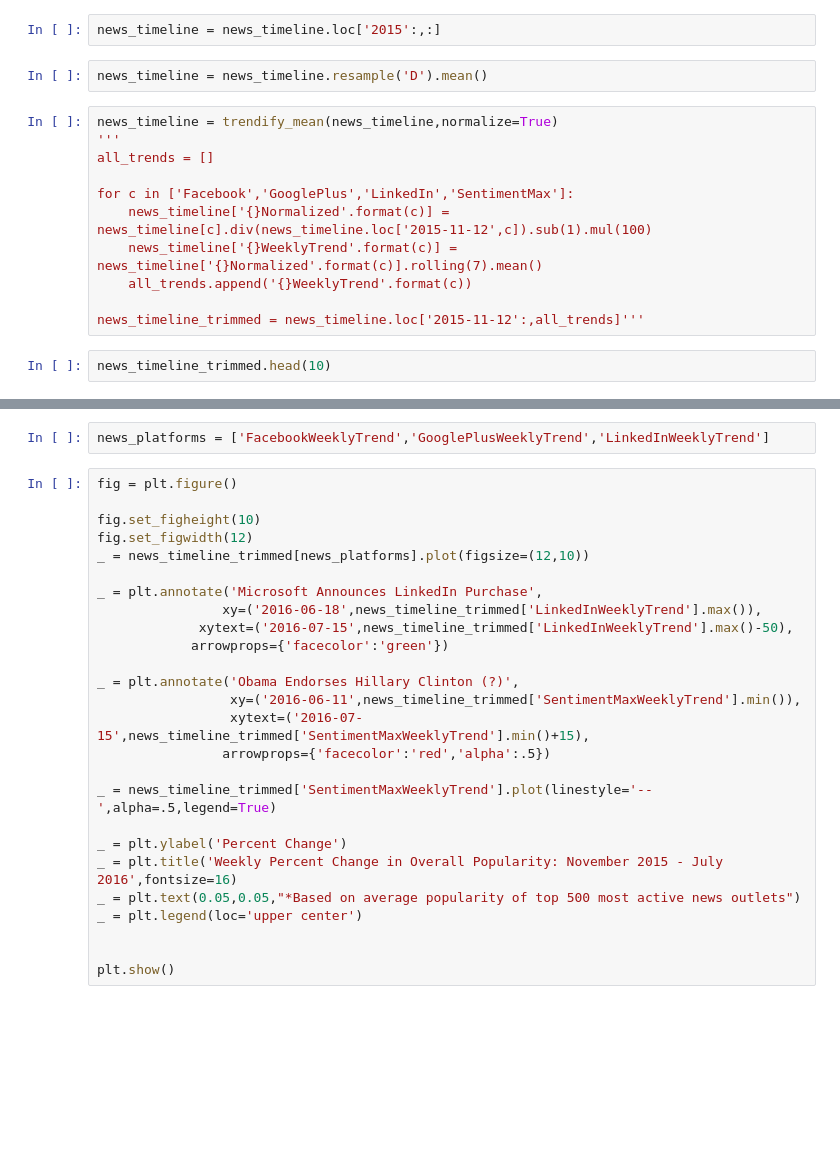
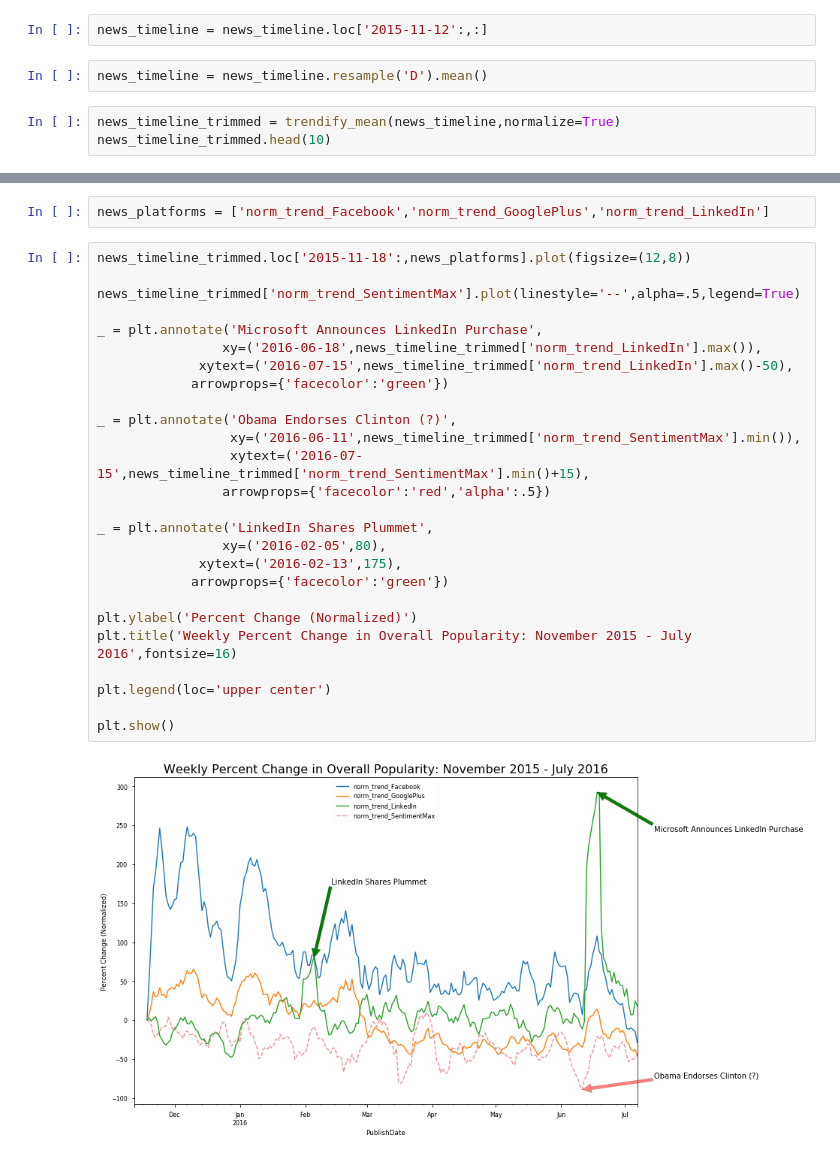
Before and after one commit to MichaelNormandyGavin/Viral_News, a Jupyter notebook: News Popularity Analysis.ipynb, the cells around one changed output, grey strips where cells are left out. Saved outputs shown, nothing was run; the diff lists cells and outputs as text; blank space fills up the shorter version.

```diff
--- a/News Popularity Analysis.ipynb
+++ b/News Popularity Analysis.ipynb
@@ -310,17 +495,7 @@ news_timeline.IDLink = news_timeline.IDLink.astype('int').astype('object')
 # %%
-news_timeline = news_timeline.loc['2015':,:]
+news_timeline = news_timeline.loc['2015-11-12':,:]
 # %%
 news_timeline = news_timeline.resample('D').mean()
-# %%
-news_timeline = trendify_mean(news_timeline,normalize=True)
-'''
-all_trends = []
-
-for c in ['Facebook','GooglePlus','LinkedIn','SentimentMax']:
-    news_timeline['{}Normalized'.format(c)] = news_timeline[c].div(news_timeline.loc['2015-11-12',c]).sub(1).mul(100)
-    news_timeline['{}WeeklyTrend'.format(c)] = news_timeline['{}Normalized'.format(c)].rolling(7).mean()
-    all_trends.append('{}WeeklyTrend'.format(c))
-
-news_timeline_trimmed = news_timeline.loc['2015-11-12':,all_trends]'''
 # %%
+news_timeline_trimmed = trendify_mean(news_timeline,normalize=True)
 news_timeline_trimmed.head(10)
@@ -327,28 +515,30 @@ news_timeline_trimmed.head(10)
-# %%
-news_platforms = ['FacebookWeeklyTrend','GooglePlusWeeklyTrend','LinkedInWeeklyTrend']
+# %%
+news_platforms = ['norm_trend_Facebook','norm_trend_GooglePlus','norm_trend_LinkedIn']
 # %%
-fig = plt.figure()
+news_timeline_trimmed.loc['2015-11-18':,news_platforms].plot(figsize=(12,8))
 
-fig.set_figheight(10)
-fig.set_figwidth(12)
-_ = news_timeline_trimmed[news_platforms].plot(figsize=(12,10))
+news_timeline_trimmed['norm_trend_SentimentMax'].plot(linestyle='--',alpha=.5,legend=True)
 
 _ = plt.annotate('Microsoft Announces LinkedIn Purchase',
-                xy=('2016-06-18',news_timeline_trimmed['LinkedInWeeklyTrend'].max()),
-             xytext=('2016-07-15',news_timeline_trimmed['LinkedInWeeklyTrend'].max()-50),
+                xy=('2016-06-18',news_timeline_trimmed['norm_trend_LinkedIn'].max()),
+             xytext=('2016-07-15',news_timeline_trimmed['norm_trend_LinkedIn'].max()-50),
             arrowprops={'facecolor':'green'})
 
-_ = plt.annotate('Obama Endorses Hillary Clinton (?)',
-                 xy=('2016-06-11',news_timeline_trimmed['SentimentMaxWeeklyTrend'].min()),
-                 xytext=('2016-07-15',news_timeline_trimmed['SentimentMaxWeeklyTrend'].min()+15),
+_ = plt.annotate('Obama Endorses Clinton (?)',
+                 xy=('2016-06-11',news_timeline_trimmed['norm_trend_SentimentMax'].min()),
+                 xytext=('2016-07-15',news_timeline_trimmed['norm_trend_SentimentMax'].min()+15),
                 arrowprops={'facecolor':'red','alpha':.5})
 
-_ = news_timeline_trimmed['SentimentMaxWeeklyTrend'].plot(linestyle='--',alpha=.5,legend=True)
+_ = plt.annotate('LinkedIn Shares Plummet',
+                xy=('2016-02-05',80),
+             xytext=('2016-02-13',175),
+            arrowprops={'facecolor':'green'})
 
-_ = plt.ylabel('Percent Change')
-_ = plt.title('Weekly Percent Change in Overall Popularity: November 2015 - July 2016',fontsize=16)
-_ = plt.text(0.05,0.05,"*Based on average popularity of top 500 most active news outlets")
-_ = plt.legend(loc='upper center')
+plt.ylabel('Percent Change (Normalized)')
+plt.title('Weekly Percent Change in Overall Popularity: November 2015 - July 2016',fontsize=16)
 
+plt.legend(loc='upper center')
 
 plt.show()
+# %% [output]
+[figure, added]
```
Also changed, not shown: parts of 53 cells of this notebook, 1 other file.
